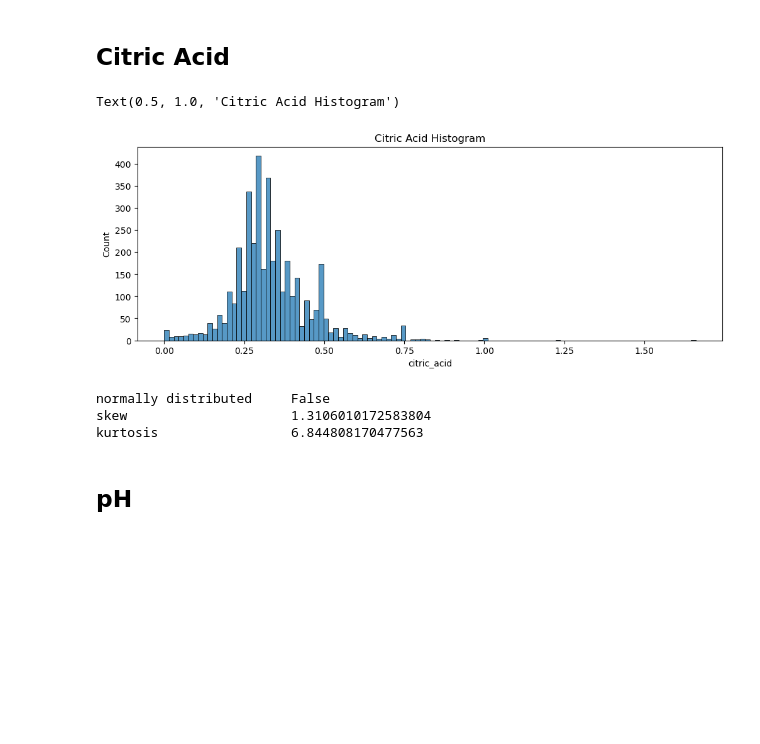
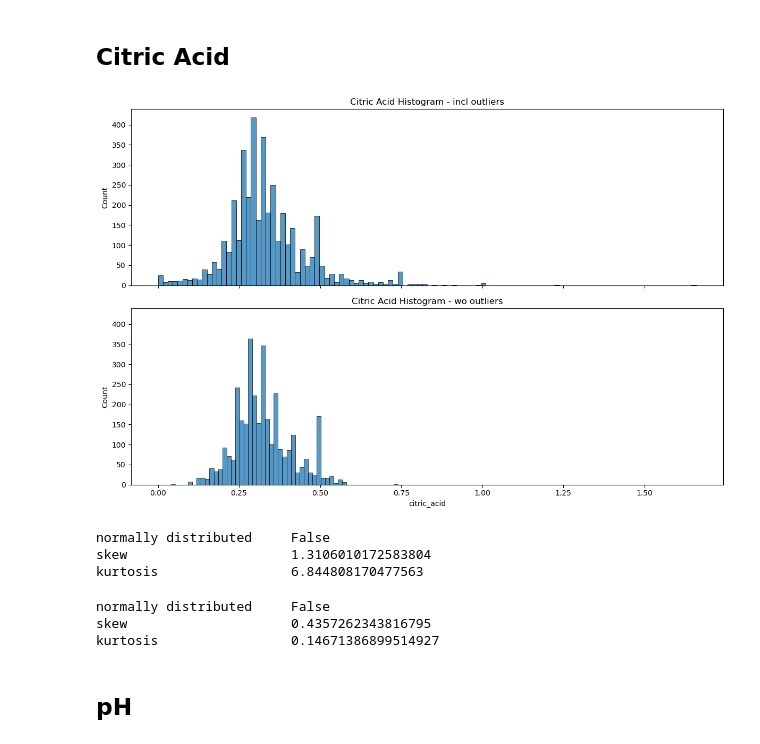
Before and after one commit to olemir/data-analysis-on-wine, a Jupyter notebook: notebooks/wine-quality_3-EDA_white-wine.ipynb, the cells around one changed output. Saved outputs shown, nothing was run; the diff lists cells and outputs as text; code cells hidden in the pictures; blank space fills up the shorter version.

```diff
--- a/notebooks/wine-quality_3-EDA_white-wine.ipynb
+++ b/notebooks/wine-quality_3-EDA_white-wine.ipynb
@@ -49,9 +49,9 @@ wine_w_is_outlier_any.shape
 # Outliers
 # %%
 # TODO make config file!
-MIN_Q_RATING = 6
+MIN_Q_RATING = 7
 
-mask_wo_outliers = ~((wine_w.input_outlier_count>=1) & (wine_w.quality<=MIN_Q_RATING))
+mask_w_wo_outliers = ~(((wine_w.input_outlier_count>=1) | wine_w.input_outliers_if) & (wine_w.quality<=MIN_Q_RATING))
 # %%
 remove_outliers = False
 
@@ -920,18 +1109,26 @@ kurtosis                 0.6758813979391878
 # %% [markdown]
 ## Citric Acid
 # %%
-fig, ax = plt.subplots(1, 1, figsize=(12,4))#, sharey=True)
-sns.histplot(wine_w, x='citric_acid', ax=ax)
-ax.set_title('Citric Acid Histogram')
+fig, ax = plt.subplots(2, 1, figsize=(12,8), sharex=True, sharey=True)
+sns.histplot(wine_w, x='citric_acid', ax=ax[0])
+sns.histplot(wine_w[mask_w_wo_outliers], x='citric_acid', ax=ax[1])
+ax[0].set_title('Citric Acid Histogram - incl outliers')
+ax[1].set_title('Citric Acid Histogram - wo outliers')
+plt.tight_layout()
 # %% [output]
-Text(0.5, 1.0, 'Citric Acid Histogram')
-[figure, old version]
+[figure, new version]
 # %%
 print_normality_report(wine_w.citric_acid)
 # %% [output]
 normally distributed     False
 skew                     1.3106010172583804
 kurtosis                 6.844808170477563
+# %%
+print_normality_report(wine_w[mask_w_wo_outliers].citric_acid)
+# %% [output]
+normally distributed     False
+skew                     0.4357262343816795
+kurtosis                 0.14671386899514927
 # %% [markdown]
 ## pH
 # %%
```
Also changed, not shown: parts of 34 cells of this notebook, 7 other files.
